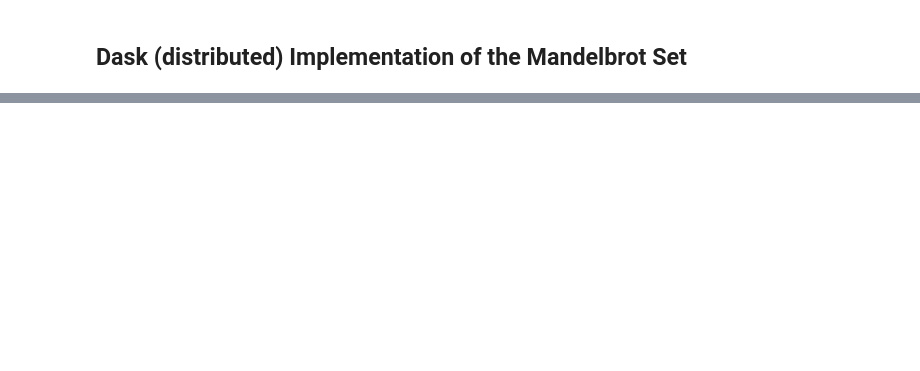
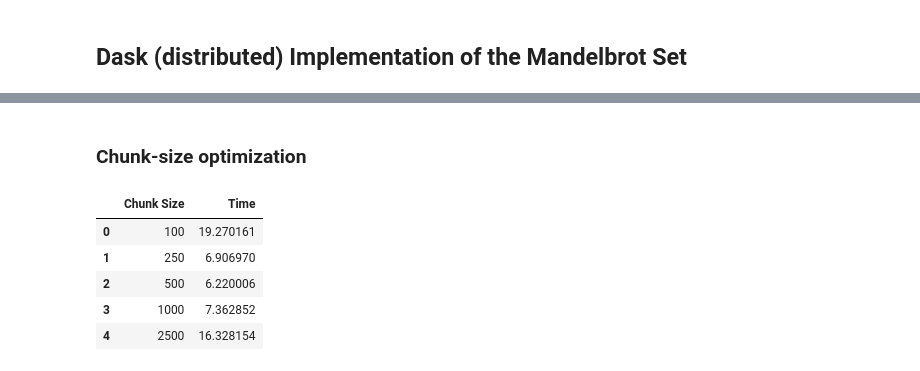
Before and after one commit to tallosim/aau-numerical-scientific-computing, a Jupyter notebook: mini-project/stage-2/mandelbrot-stage-2.ipynb, the cells around one changed output, grey strips where cells are left out. Saved outputs shown, nothing was run; the diff lists cells and outputs as text; code cells hidden in the pictures; blank space fills up the shorter version.

```diff
--- a/mini-project/stage-2/mandelbrot-stage-2.ipynb
+++ b/mini-project/stage-2/mandelbrot-stage-2.ipynb
@@ -212,0 +265,33 @@ plt.show()
+# %% [markdown]
+### Chunk-size optimization
+# %%
+chunk_sizes = [100, 250, 500, 1000, 2500]
+
+re = np.linspace(X_MIN, X_MAX, X_RES, dtype=np.float32)
+im = np.linspace(Y_MIN, Y_MAX, Y_RES, dtype=np.float32)
+
+c = re + im[:, np.newaxis] * 1j
+
+dask_chunk_size_times = list()
+for chunk_size in tqdm(chunk_sizes):
+    c_dask = da.from_array(c, chunks=(chunk_size, chunk_size))
+    M = da.ones((X_RES, Y_RES), chunks=(chunk_size, chunk_size))
+
+    mandelbrot_dask(c_dask, M, I, T)
+
+    time_start = time.time()
+    M_computed = M.compute()
+    time_delta = time.time() - time_start
+
+    dask_chunk_size_times.append((chunk_size, time_delta))
+
+dask_chunk_size_times_df = pd.DataFrame(dask_chunk_size_times, columns=['Chunk Size', 'Time'])
+dask_chunk_size_times_df.to_csv(f'madelbrot-dask-chunk-sizes-{X_RES}x{Y_RES}-results.csv', index=False)
+dask_chunk_size_times_df
+# %% [output]
+|  | Chunk Size | Time |
+| 0 | 100 | 19.270161 |
+| 1 | 250 | 6.906970 |
+| 2 | 500 | 6.220006 |
+| 3 | 1000 | 7.362852 |
+| 4 | 2500 | 16.328154 |
```
Also changed, not shown: parts of 11 cells of this notebook, 1 other file.
